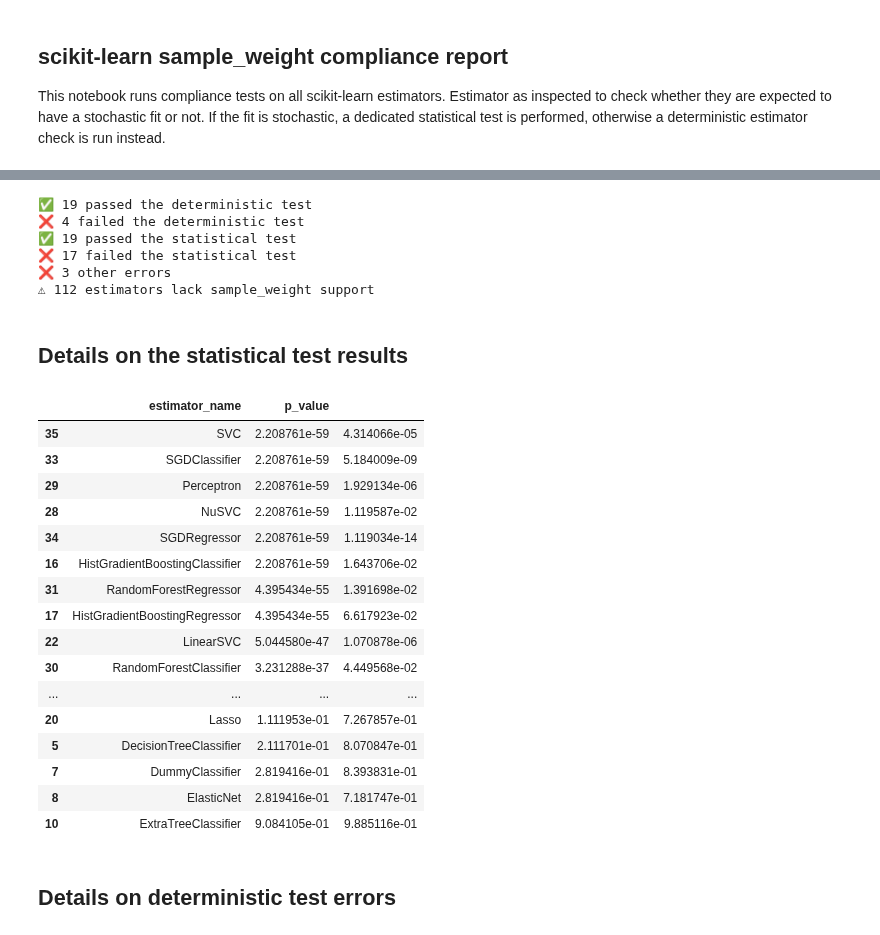
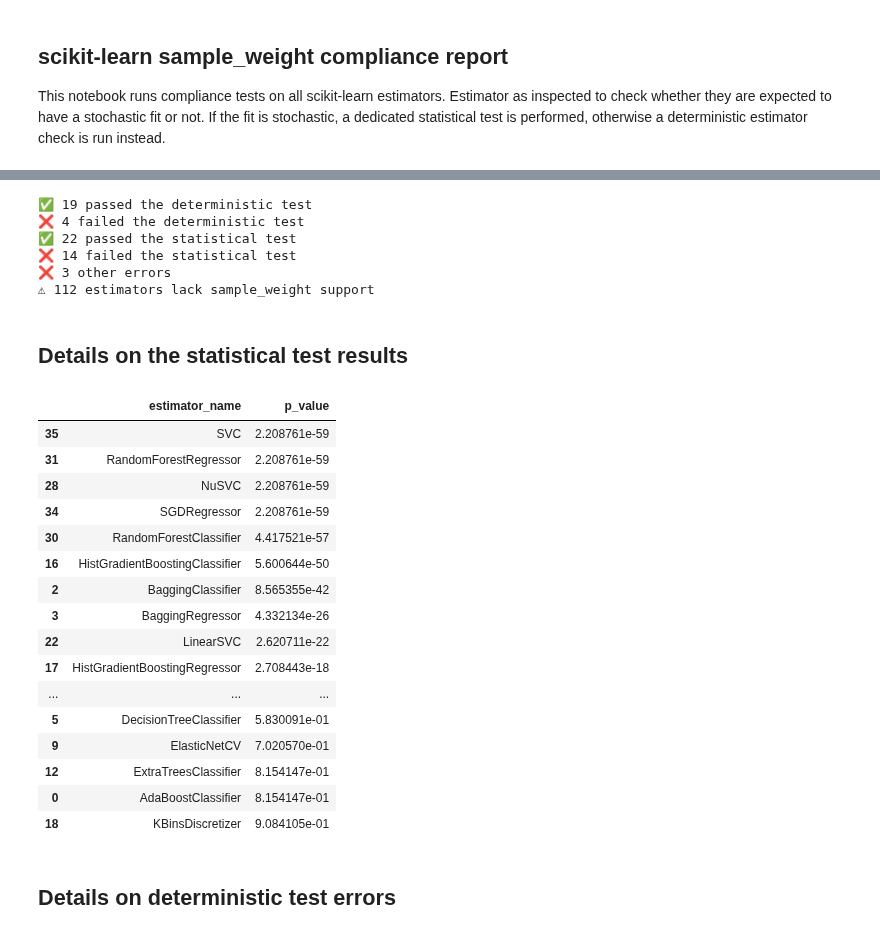
Before and after one commit to snath-xoc/sample-weight-audit-nondet, a Jupyter notebook: reports/sklearn_estimators_sample_weight_audit_report.ipynb, the cells around one changed output, grey strips where cells are left out. Drawn from its saved outputs; the diff is of its cells as text; code cells hidden in the pictures.

```diff
--- a/reports/sklearn_estimators_sample_weight_audit_report.ipynb
+++ b/reports/sklearn_estimators_sample_weight_audit_report.ipynb
@@ -107,13 +106,12 @@ for est_name, est_class in all_estimators(
         result = check_weighted_repeated_estimator_fit_equivalence(
             est,
             test_name="kstest",
-            stat_test_dim=STAT_TEST_DIM,
             n_stochastic_fits=N_STOCHASTIC_FITS,
             random_state=0,
         )
-        pass_or_fail = "✅" if result.min_p_value > TEST_THRESHOLD else "❌"
+        pass_or_fail = "✅" if result.p_value > TEST_THRESHOLD else "❌"
         print(
-            f"{pass_or_fail} {est_name}: (min p_value: {result.min_p_value:.3f})"
+            f"{pass_or_fail} {est_name}: (p_value: {result.p_value:.3f})"
         )
         statistical_test_results.append(result)
     except UnexpectedDeterministicPredictions:
@@ -190,11 +188,11 @@ print(
     "failed the deterministic test"
 )
 print(
-    f"✅ {len([r for r in statistical_test_results if r.min_p_value > TEST_THRESHOLD])} "
+    f"✅ {len([r for r in statistical_test_results if r.p_value > TEST_THRESHOLD])} "
     "passed the statistical test"
 )
 print(
-    f"❌ {len([r for r in statistical_test_results if r.min_p_value <= TEST_THRESHOLD])} "
+    f"❌ {len([r for r in statistical_test_results if r.p_value <= TEST_THRESHOLD])} "
     "failed the statistical test"
 )
 print(f"❌ {len(errors)} other errors")
@@ -206,32 +204,32 @@ results_df = pd.DataFrame([r.to_dict() for r in statistical_test_results])
 # %% [output]
 ✅ 19 passed the deterministic test
 ❌ 4 failed the deterministic test
-✅ 19 passed the statistical test
-❌ 17 failed the statistical test
+✅ 22 passed the statistical test
+❌ 14 failed the statistical test
 ❌ 3 other errors
 ⚠ 112 estimators lack sample_weight support
 # %% [markdown]
 ## Details on the statistical test results
 # %%
-results_df.sort_values("min_p_value")[["estimator_name", "min_p_value","mean_p_value"]]
+results_df.sort_values("p_value")[["estimator_name", "p_value"]]
 # %% [output]
 |  | estimator_name | p_value |
-| 35 | SVC | 2.208761e-59 | 4.314066e-05 |
-| 33 | SGDClassifier | 2.208761e-59 | 5.184009e-09 |
-| 29 | Perceptron | 2.208761e-59 | 1.929134e-06 |
-| 28 | NuSVC | 2.208761e-59 | 1.119587e-02 |
-| 34 | SGDRegressor | 2.208761e-59 | 1.119034e-14 |
-| 16 | HistGradientBoostingClassifier | 2.208761e-59 | 1.643706e-02 |
-| 31 | RandomForestRegressor | 4.395434e-55 | 1.391698e-02 |
-| 17 | HistGradientBoostingRegressor | 4.395434e-55 | 6.617923e-02 |
-| 22 | LinearSVC | 5.044580e-47 | 1.070878e-06 |
-| 30 | RandomForestClassifier | 3.231288e-37 | 4.449568e-02 |
-| ... | ... | ... | ... |
-| 20 | Lasso | 1.111953e-01 | 7.267857e-01 |
-| 5 | DecisionTreeClassifier | 2.111701e-01 | 8.070847e-01 |
-| 7 | DummyClassifier | 2.819416e-01 | 8.393831e-01 |
-| 8 | ElasticNet | 2.819416e-01 | 7.181747e-01 |
-| 10 | ExtraTreeClassifier | 9.084105e-01 | 9.885116e-01 |
+| 35 | SVC | 2.208761e-59 |
+| 31 | RandomForestRegressor | 2.208761e-59 |
+| 28 | NuSVC | 2.208761e-59 |
+| 34 | SGDRegressor | 2.208761e-59 |
+| 30 | RandomForestClassifier | 4.417521e-57 |
+| 16 | HistGradientBoostingClassifier | 5.600644e-50 |
+| 2 | BaggingClassifier | 8.565355e-42 |
+| 3 | BaggingRegressor | 4.332134e-26 |
+| 22 | LinearSVC | 2.620711e-22 |
+| 17 | HistGradientBoostingRegressor | 2.708443e-18 |
+| ... | ... | ... |
+| 5 | DecisionTreeClassifier | 5.830091e-01 |
+| 9 | ElasticNetCV | 7.020570e-01 |
+| 12 | ExtraTreesClassifier | 8.154147e-01 |
+| 0 | AdaBoostClassifier | 8.154147e-01 |
+| 18 | KBinsDiscretizer | 9.084105e-01 |
 # %% [markdown]
 ## Details on deterministic test errors
 # %%
```
Also changed, not shown: parts of 3 cells of this notebook, 1 other file.
